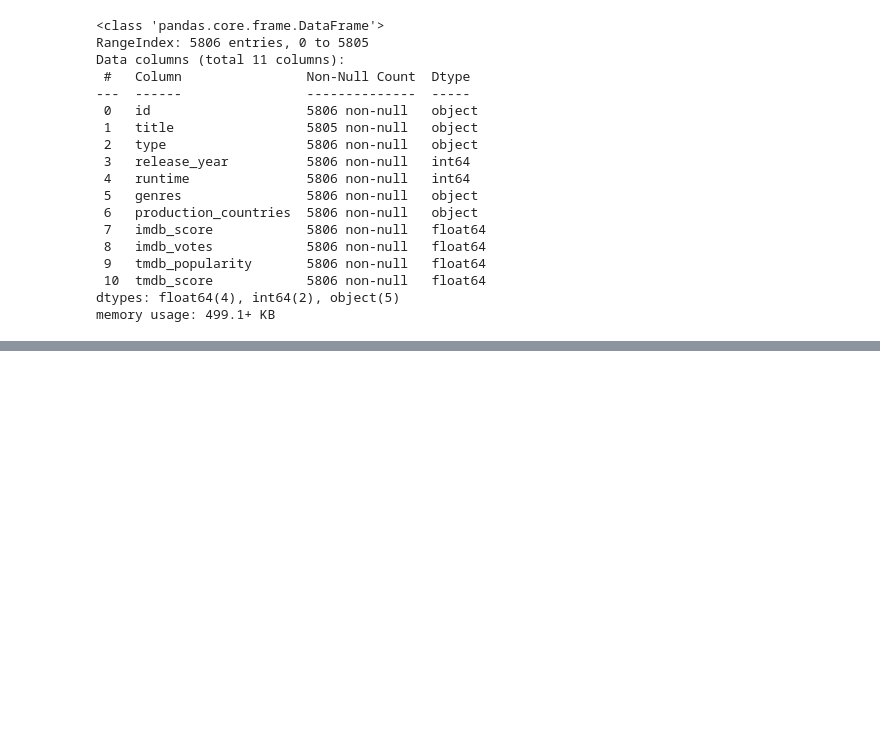
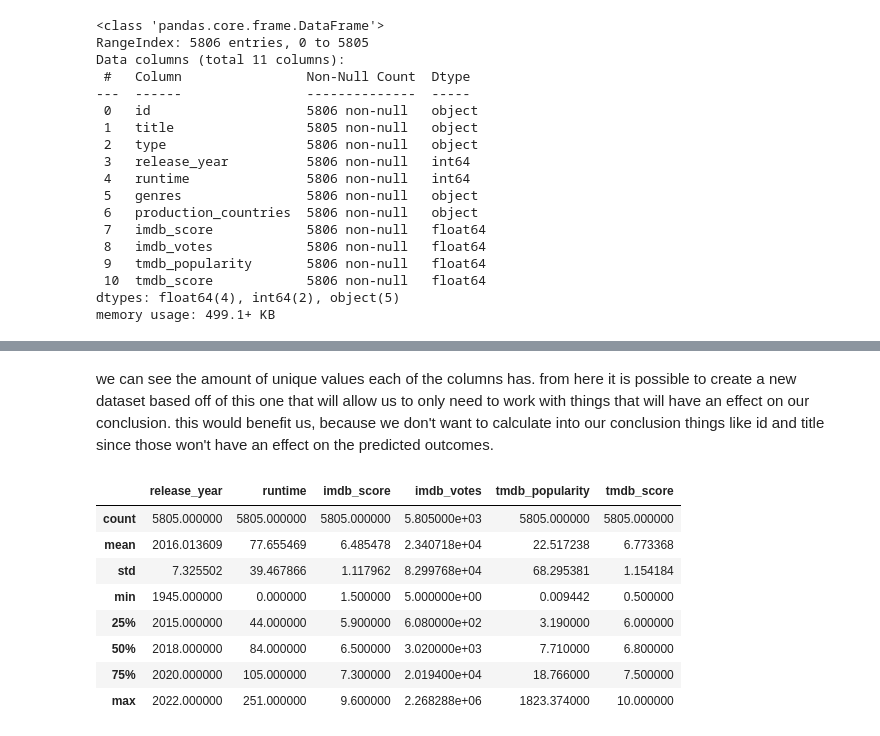
Before and after one commit to akrepel/DS1-GroupProject, a Jupyter notebook: DS1P.ipynb, the cells around one changed output, grey strips where cells are left out. Saved outputs shown, nothing was run; the diff lists cells and outputs as text; code cells hidden in the pictures; blank space fills up the shorter version.

```diff
--- a/DS1P.ipynb
+++ b/DS1P.ipynb
@@ -165,0 +199,17 @@ memory usage: 544.2+ KB
+# %% [markdown]
+we can see the amount of unique values each of the columns has. from here it is possible to create a new dataset based off of this one that will allow us to only need to work with things that will have an effect on our conclusion. this would benefit us, because we don't want to calculate into our conclusion things like id and title since those won't have an effect on the predicted outcomes.
+# %%
+# angelita
+
+netflix_df = data_df.drop(labels=['id', 'title'], axis=1).copy()
+netflix_df.describe()
+# %% [output]
+|  | release_year | runtime | imdb_score | imdb_votes | tmdb_popularity | tmdb_score |
+| count | 5805.000000 | 5805.000000 | 5805.000000 | 5.805000e+03 | 5805.000000 | 5805.000000 |
+| mean | 2016.013609 | 77.655469 | 6.485478 | 2.340718e+04 | 22.517238 | 6.773368 |
+| std | 7.325502 | 39.467866 | 1.117962 | 8.299768e+04 | 68.295381 | 1.154184 |
+| min | 1945.000000 | 0.000000 | 1.500000 | 5.000000e+00 | 0.009442 | 0.500000 |
+| 25% | 2015.000000 | 44.000000 | 5.900000 | 6.080000e+02 | 3.190000 | 6.000000 |
+| 50% | 2018.000000 | 84.000000 | 6.500000 | 3.020000e+03 | 7.710000 | 6.800000 |
+| 75% | 2020.000000 | 105.000000 | 7.300000 | 2.019400e+04 | 18.766000 | 7.500000 |
+| max | 2022.000000 | 251.000000 | 9.600000 | 2.268288e+06 | 1823.374000 | 10.000000 |
```
Also changed, not shown: parts of 15 cells of this notebook.
